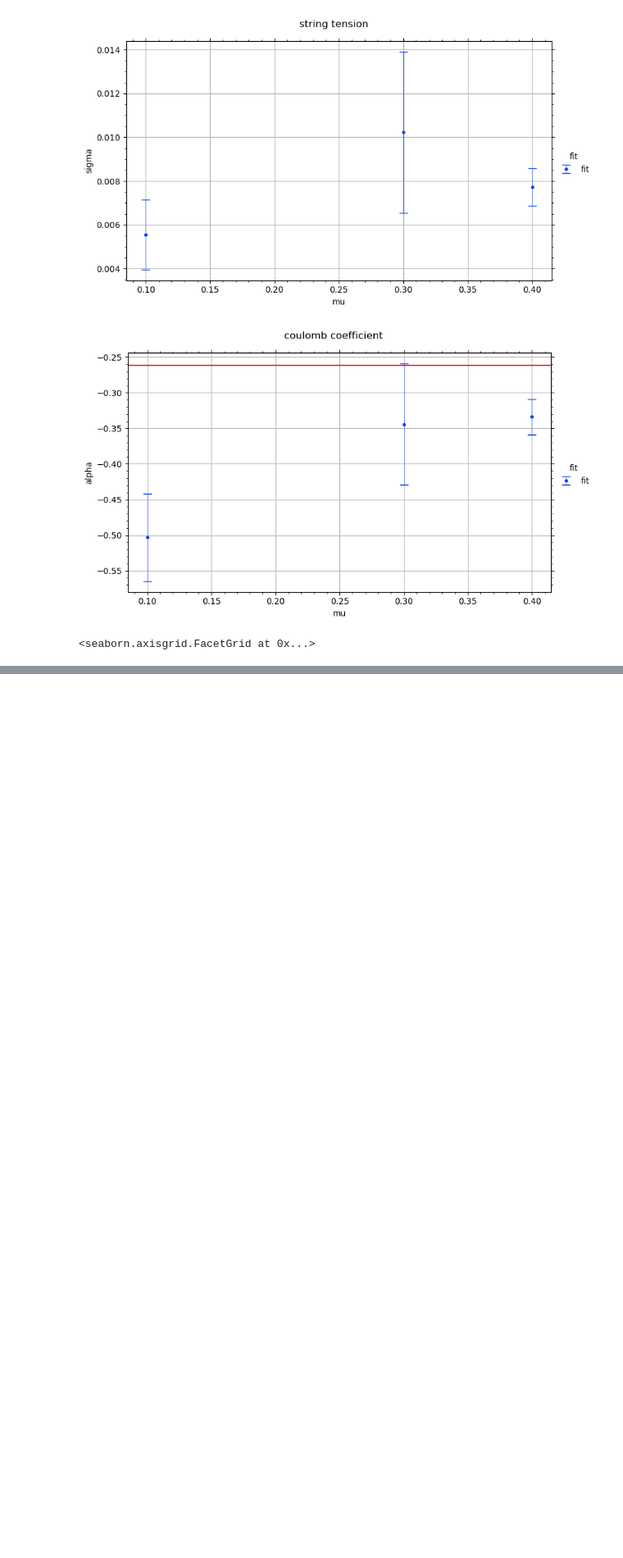
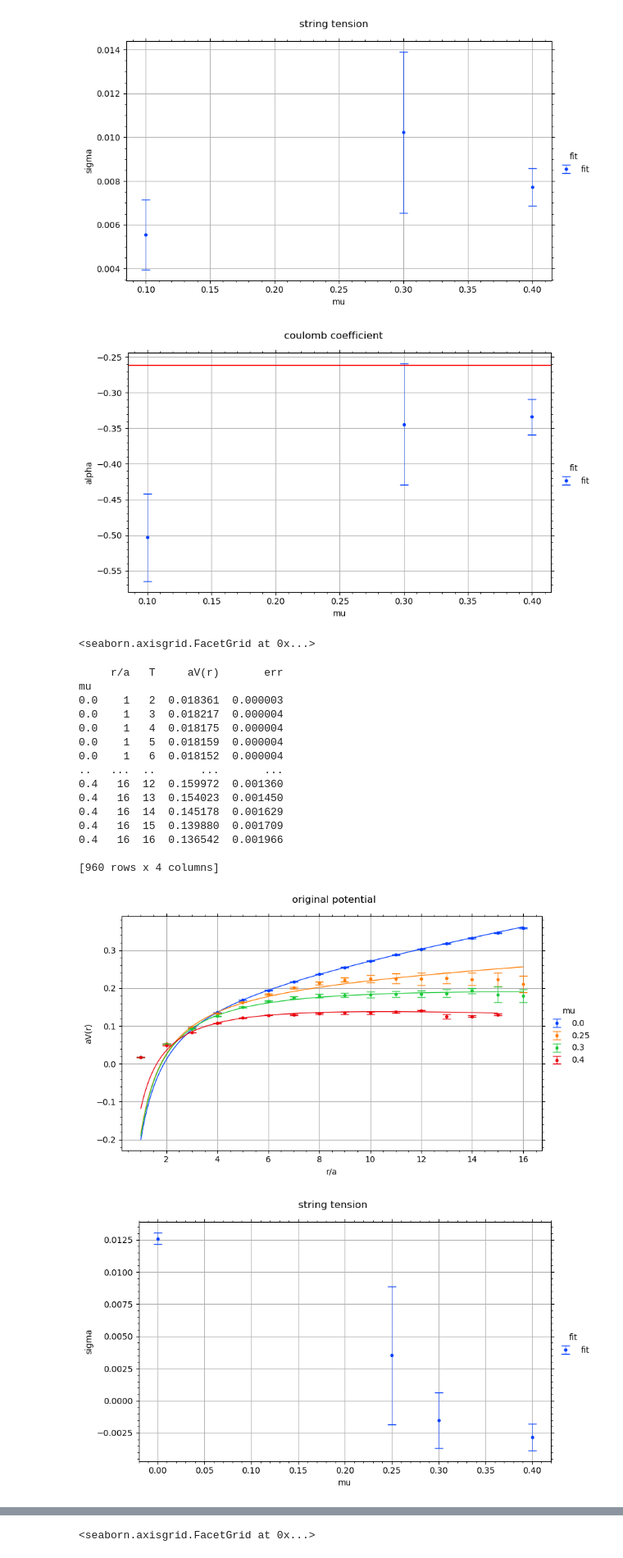
Before and after one commit to ilyakudrov/observables, a Jupyter notebook: python_jupyter/su2_qcd_transition/potential_fit.ipynb, the cells around one changed output, grey strips where cells are left out. Shown at 82% size. Saved outputs shown, nothing was run; the diff lists cells and outputs as text; code cells hidden in the pictures; blank space fills up the shorter version.

Commit message:
working with qc2dstag data

```diff
--- a/python_jupyter/su2_qcd_transition/potential_fit.ipynb
+++ b/python_jupyter/su2_qcd_transition/potential_fit.ipynb
@@ -362,3 +362,65 @@ mu
 [figure]
 [figure]
 <seaborn.axisgrid.FacetGrid at 0x...>
+# %%
+show_plot = True
+fm_to_GeV = 1/0.197327
+a = 0.044 * fm_to_GeV / 1000
+coordinate = 'r/a'
+hue = 'mu'
+groupby = []
+paths = [{'path': '../../result/potential_gevp/fundamental/on-axis/su2/qc2dstag/32^4/mu0.00/original/HYP2_alpha=1_1_0.5_APE_alpha=0.5/potential.csv',
+          'parameters': {'mu': 0}, 'constraints': {'time_size': (1, 16)}},
+          {'path': '../../result/potential_gevp/fundamental/on-axis/su2/qc2dstag/32^4/mu0.25/original/HYP2_alpha=1_1_0.5_APE_alpha=0.5/potential.csv',
+          'parameters': {'mu': 0.25}, 'constraints': {'time_size': (1, 16)}},
+          {'path': '../../result/potential_gevp/fundamental/on-axis/su2/qc2dstag/32^4/mu0.30/original/HYP2_alpha=1_1_0.5_APE_alpha=0.5/potential.csv',
+          'parameters': {'mu': 0.3}, 'constraints': {'time_size': (1, 16)}},
+          {'path': '../../result/potential_gevp/fundamental/on-axis/su2/qc2dstag/32^4/mu0.40/original/HYP2_alpha=1_1_0.5_APE_alpha=0.5/potential.csv',
+          'parameters': {'mu': 0.4}, 'constraints': {'time_size': (1, 16)}}]
+image_path = f'../../images/potential/su2/qc2dstag/40^4'
+image_name = f'mu_dependence'
+df = potential_data.get_potantial_df(paths, coluns_to_multiindex=['mu'])
+df = df.rename({'time_size': 'T', 'space_size': 'r/a', 'potential': 'aV(r)'}, axis=1)
+df = df[df['aV(r)'] != 0]
+print(df)
+index = []
+if df.index.names[0] is not None:
+    index = df.index.names
+df = df.set_index(['r/a'], append=True).groupby(index + ['r/a']).apply(fit.potential_fit_T_range, fit.func_exponent, ['V', 'a', 'b'], 10, include_groups=False).reset_index(level=['r/a']).reset_index(level=-1, drop=True)
+df = df.drop('T', axis = 1)
+df_fit = df.groupby(index).apply(fit.make_fit_range, fit.func_cornell, ['V0', 'alpha', 'sigma'], 'r/a', 'aV(r)', 'err', range_min_len=8, include_groups=False).reset_index(level=-1, drop=True)
+df_fit = df_fit.groupby(index).apply(fit.average_fit_p_value, ['V0', 'alpha', 'sigma'], 'r/a', include_groups=False).reset_index(level=-1, drop=True)
+# save_sigma_csv(df_fit)
+index_fit = []
+if df.index.names[0] is not None:
+    index_fit = df.index.names
+df_curves = df_fit.groupby(index_fit).apply(fit.make_fit_curve, fit.func_cornell, 'r/a', 'aV(r)', ['V0', 'alpha', 'sigma'], include_groups=False).reset_index(level=-1, drop=True)
+df = df.reset_index(level='mu')
+df_curves = df_curves.reset_index(level='mu')
+plots.plot_potential_single(df, coordinate, 'aV(r)', hue, 'r/a', 'aV(r)', 'original potential', image_path, image_name, show_plot, err='err', df_fits=df_curves)
+x_fit = np.linspace(6, 6.4, 1000)
+y_fit = scaler.get_a_sqrt_sigma(x_fit) ** 2
+df_string_tension_fit = pd.DataFrame({'mu': x_fit, 'sigma': y_fit})
+df_string_tension_fit['fit'] = 'fit'
+df_fit['fit'] = 'fit'
+df_fit = df_fit.reset_index(level='mu')
+plots.plot_potential_single(df_fit, 'mu', 'sigma', 'fit', 'mu', 'sigma', 'string tension', f'../../images/potential/su3/gluodynamics/', 'string_tension', show_plot, err='sigma_err')
+plots.plot_potential_single(df_fit, 'mu', 'alpha', 'fit', 'mu', 'alpha', 'coulomb coefficient', f'../../images/potential/su3/gluodynamics/', 'coulomb_coefficient', show_plot, err='alpha_err', black_line_y=-math.pi/12)
+# %% [output]
+     r/a   T     aV(r)       err
+mu
+0.0    1   2  0.018361  0.000003
+0.0    1   3  0.018217  0.000004
+0.0    1   4  0.018175  0.000004
+0.0    1   5  0.018159  0.000004
+0.0    1   6  0.018152  0.000004
+..   ...  ..       ...       ...
+0.4   16  12  0.159972  0.001360
+0.4   16  13  0.154023  0.001450
+0.4   16  14  0.145178  0.001629
+0.4   16  15  0.139880  0.001709
+0.4   16  16  0.136542  0.001966
+
+[960 rows x 4 columns]
+[figure, added]
+[figure, added]
@@ -364,0 +428 @@ mu
+<seaborn.axisgrid.FacetGrid at 0x...>
```
Also changed, not shown: parts of 2 cells of this notebook, 2 other files.
